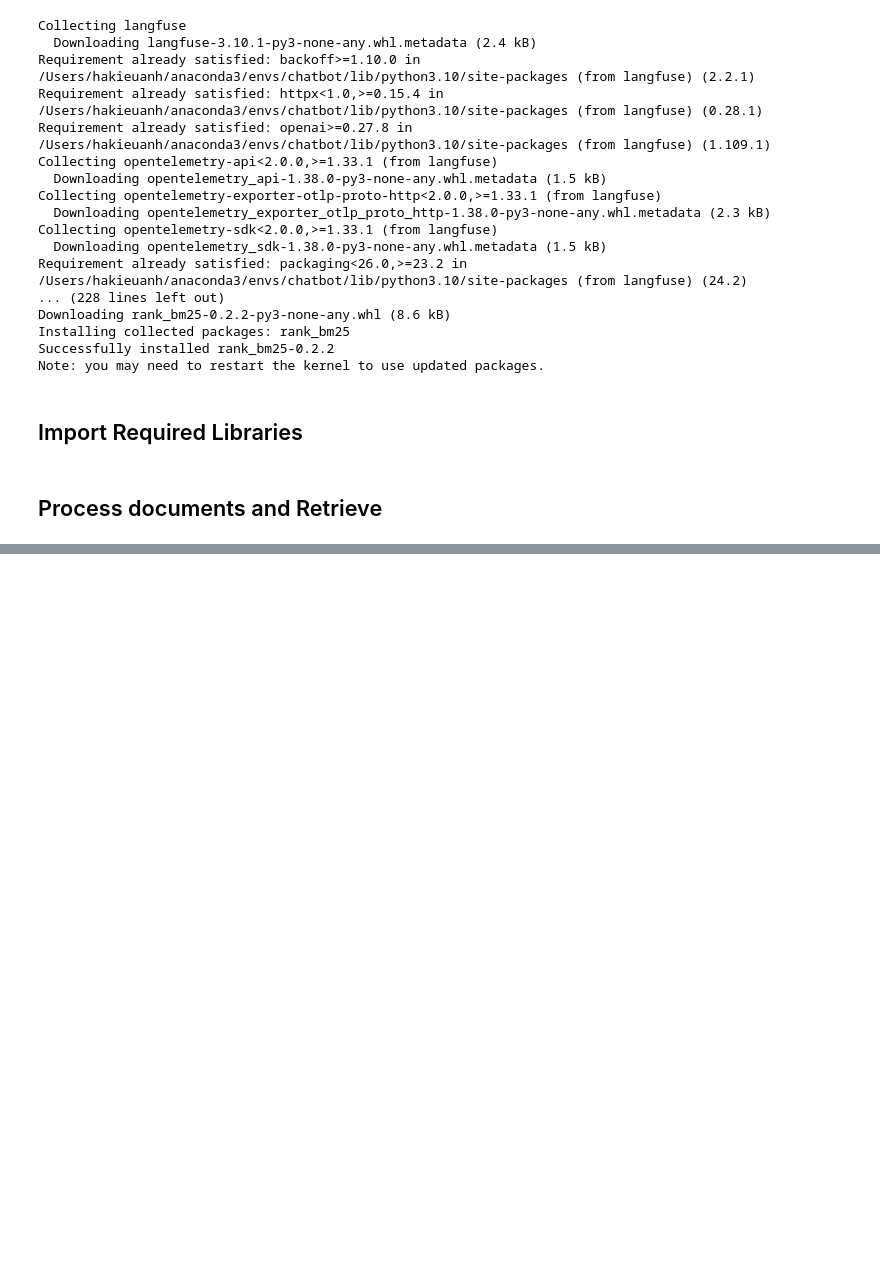
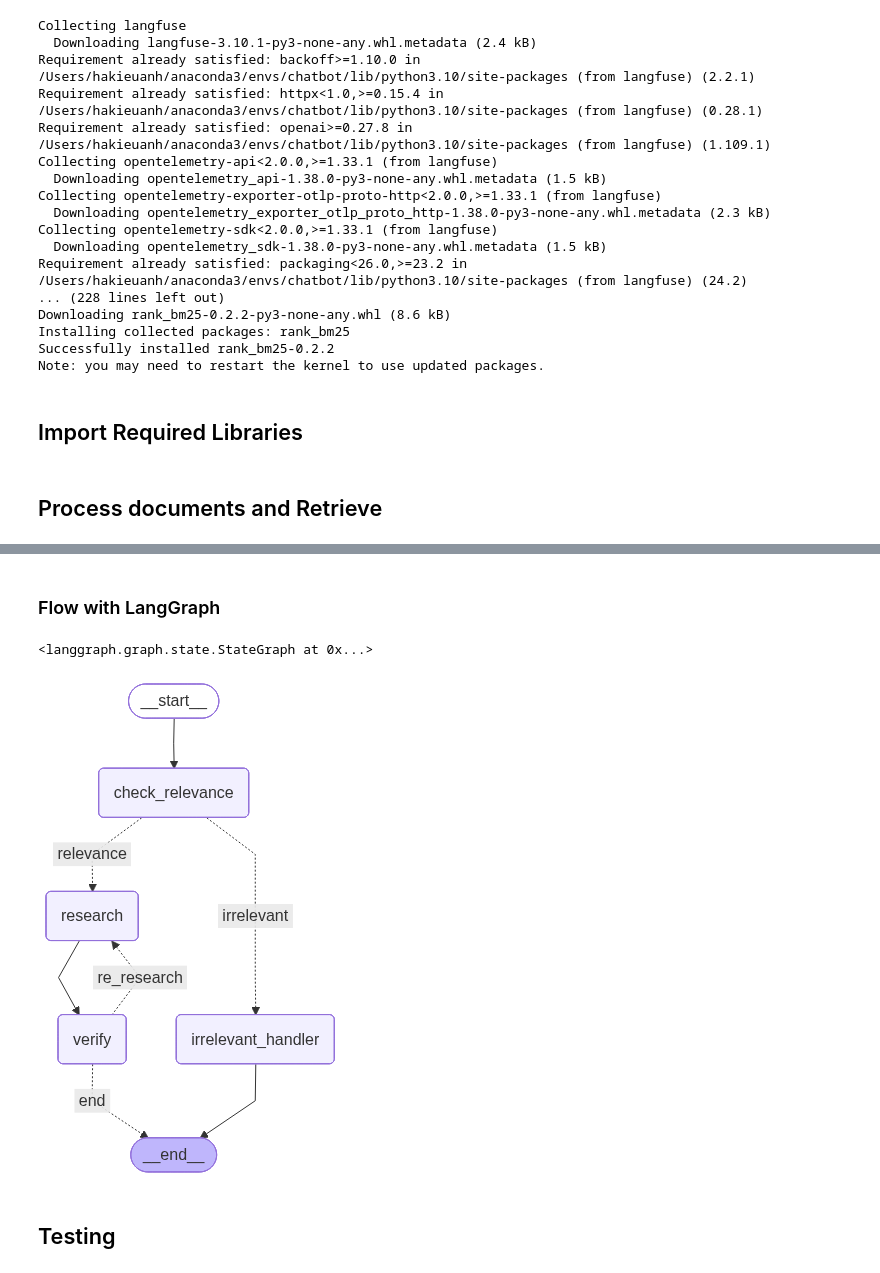
Before and after one commit to annie-hola/doc-rag-reflection, a Jupyter notebook: research/rag-reflection-docpdf.ipynb, the cells around one changed output, grey strips where cells are left out. Saved outputs shown, nothing was run; the diff lists cells and outputs as text; code cells hidden in the pictures; blank space fills up the shorter version.

```diff
--- a/research/rag-reflection-docpdf.ipynb
+++ b/research/rag-reflection-docpdf.ipynb
@@ -86,0 +372,2 @@ llm = ChatOpenAI(model="gpt-4o-mini", temperature=0.7)
+# %%
+generate_draft_pipe = generate_draft_answer | llm
@@ -86,0 +433,2 @@ llm = ChatOpenAI(model="gpt-4o-mini", temperature=0.7)
+# %%
+verify_answer_pipe = verify_answer_prompt | llm.with_structured_output(VerifyResult)
@@ -86,0 +496,47 @@ llm = ChatOpenAI(model="gpt-4o-mini", temperature=0.7)
+# %% [markdown]
+### Flow with LangGraph
+# %%
+workflow = StateGraph(State)
+
+# Nodes
+workflow.add_node("check_relevance", relevance_checker)
+workflow.add_node("research", generate_draft)
+workflow.add_node("verify", verify_check)
+workflow.add_node("irrelevant_handler", lambda state: {
+    **state,
+    "answer": "This question isn't related (or there's no data) for your query. Please ask related question."
+})
+
+# Edges
+workflow.set_entry_point("check_relevance")
+workflow.add_conditional_edges(
+    "check_relevance",
+    check_relevance,
+    {
+        "relevance": "research",
+        "irrelevant": "irrelevant_handler"
+    }
+)
+workflow.add_edge("irrelevant_handler", END)
+
+workflow.add_edge("research", "verify")
+workflow.add_conditional_edges(
+    "verify",
+    route_research,
+    {
+        "re_research": "research",
+        "end": END
+    }
+)
+# %% [output]
+<langgraph.graph.state.StateGraph at 0x...>
+# %%
+# compile the workflow
+reflection_workflow = workflow.compile()
+# %%
+# display the graph
+display(Image(reflection_workflow.get_graph().draw_mermaid_png()))
+# %% [output]
+[figure, added]
+# %% [markdown]
+## Testing
```
Also changed, not shown: parts of 38 cells of this notebook, 9 other files.
